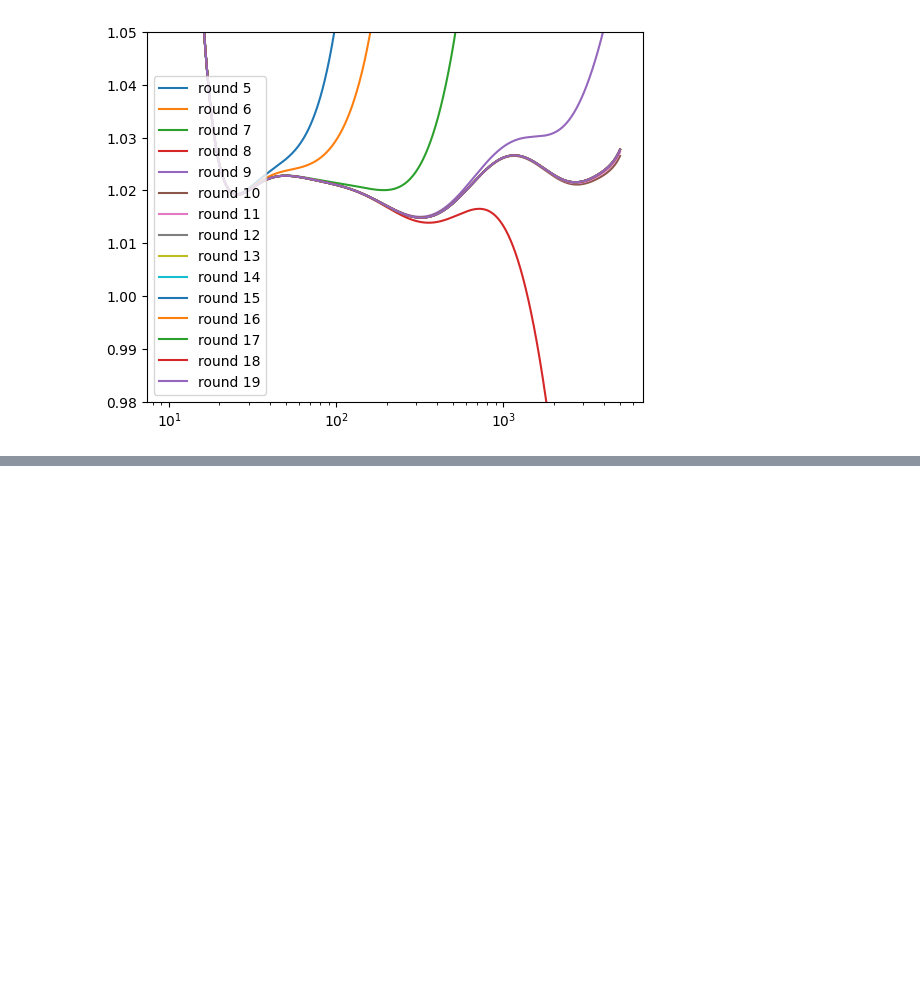
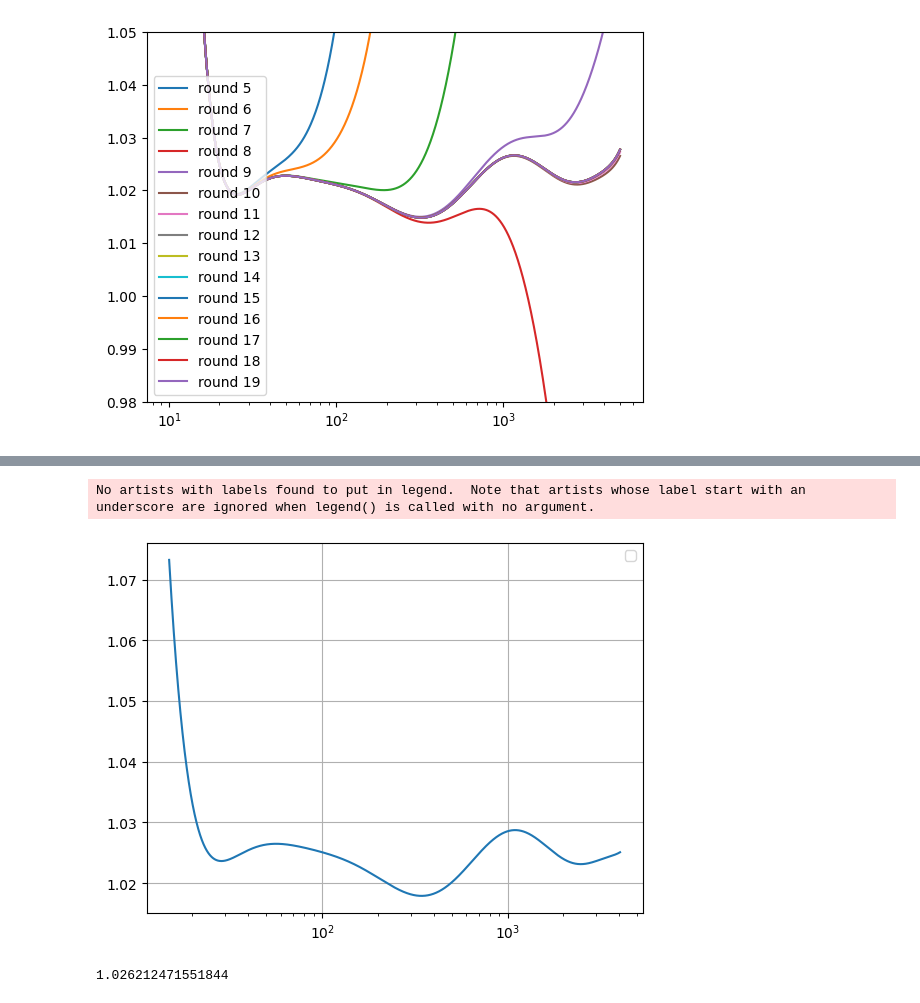
Before and after one commit to PocketCoffea/AnalysisConfigs, a Jupyter notebook: notebooks/mc_truth_function.ipynb, the cells around one changed output, grey strips where cells are left out. Saved outputs shown, nothing was run; the diff lists cells and outputs as text; code cells hidden in the pictures; blank space fills up the shorter version.

```diff
--- a/notebooks/mc_truth_function.ipynb
+++ b/notebooks/mc_truth_function.ipynb
@@ -56,0 +138,62 @@ fig.show()
+# %%
+num = 10000
+b = ak.Array(list(np.logspace(np.log10(15), np.log10(4036.147), num)))
+
+params = [
+    0.4499804396951832,
+    21.672187041473414,
+    -46.545049230787974,
+    17.284645578355498,
+    32.58409385642976,
+    -24.614917193658084,
+    -16.541516430524876,
+    27.064457045381857,
+    -9.813791323549953,
+    -3.120833844788636,
+    4.31348549096275,
+    -1.8804133117477717,
+    0.45500364124810955,
+    -0.06489032030794604,
+    0.0051035115508598836,
+    -0.0001703596426700434,
+]
+fig, ax = plt.subplots()
+
+ax.plot(
+    b,
+    pol15(
+        b,
+        *params,
+    ),
+)
+
+
+# ax.set_ylim(0.98, 1.05)
+ax.legend()
+# log scale
+ax.set_xscale("log")
+ax.grid(axis="both")
+fig.show()
+# %% [output]
+No artists with labels found to put in legend.  Note that artists whose label start with an underscore are ignored when legend() is called with no argument.
+[figure, added]
+# %%
+params=[13.338564866464855  ,  -19.304973392736137   , 2.1687331528049665 ,   0.09487149435642057   , 17.730523399563882   , -14.803319050008886  ,  0.036153257269506106 ,   -2.231489598702935  ,  11.784279003523414  ,  -12.095635460913739 ,   6.262796053005872   , -1.9096308481161877  ,  0.34924984476966847   , -0.035644129670904634  ,  0.0015672923554858659 ,0]
+pt= 16.38334120419252
+
+params1=[39.115167787230355  ,  -53.98049395044786  ,  -74.18412459237345  ,  210.55784613035533  ,  -159.71156043213153  ,  18.87247150391078  ,  42.86189357986906 ,   -30.21298844218296   , 11.182763174796218  ,  -4.344497745644854 ,   2.0885133456115152   , -0.7578796021861405  ,  0.16501396239902308   , -0.01936678612414217   , 0.0009497031795979558, 0]
+pt1=16.554874244062052
+
+para_bpix=[180.78727869193077  ,  -661.4299297389515  ,  1007.3448794458942 ,   -786.7508591333382 ,   287.7280557152124  ,  7.026297560977909  ,  -45.74913349537571  ,  11.651330456231115  ,  3.0711661670356944 ,   -2.490219030153596  ,  0.6298690714669051 ,   -0.07593510387693711  ,  0.0036891932650553257, 0 ,0, 0]
+pt_bpix=16.24501052846903
+
+para_bpix1=[12.782612008929673  ,  -1.1177014071113986 ,   -20.96076313731547   , -32.159704862087814   , 76.73953259503605  ,  12.912430118179808  ,  -117.85937311068857 ,   96.31715830045911   , -11.46346232786109  ,  -30.838940529631923  ,  25.24709464463772  ,  -10.1281789017116  ,  2.4476630889660167 ,   -0.36249132164397785 ,   0.0304662531535443  ,  -0.0011175179785099117]
+pt_bpix1=16.508921519315056
+
+
+print(pol15(
+    2278.798095703125,
+    *params,
+))
+# %% [output]
+1.026212471551844
```
Also changed, not shown: parts of 2 cells of this notebook, 23 other files.
